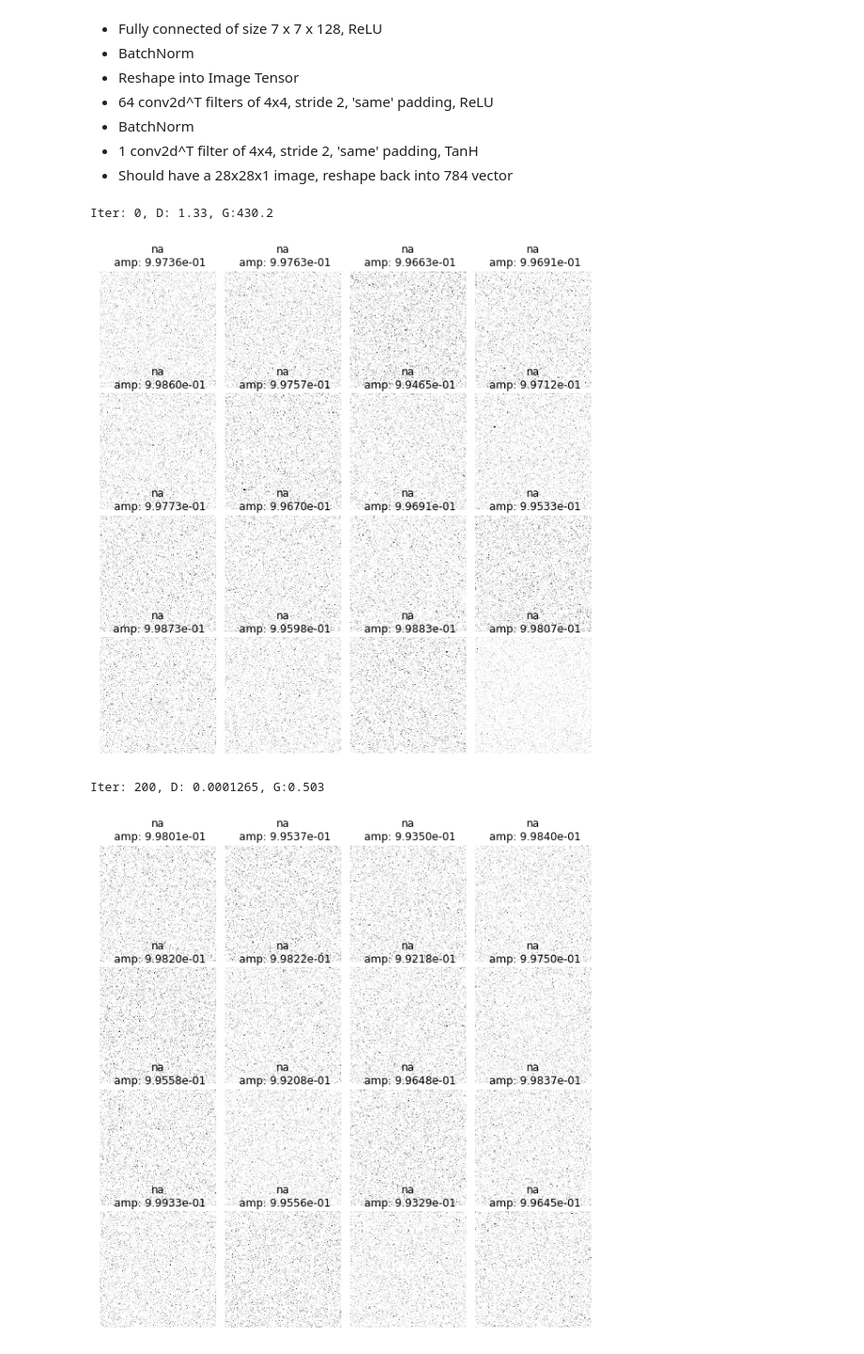
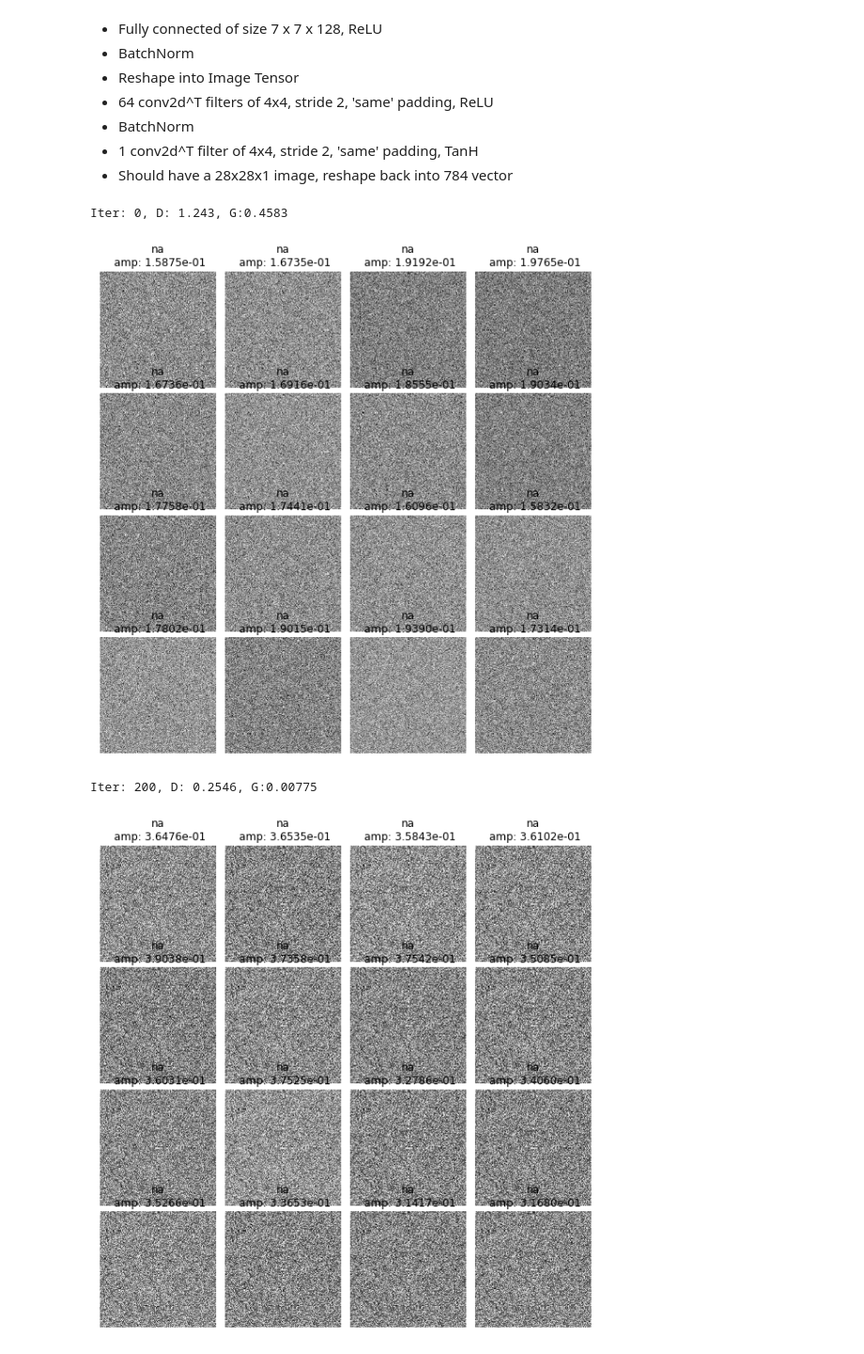
Before and after one commit to gadamc/cs231n, a Jupyter notebook: cs231n_assignment3/floydhub/GANs-PyTorch.ipynb, the cells around one changed output. Shown at 94% size. Drawn from its saved outputs; the diff is of its cells as text; code cells hidden in the pictures.

```diff
--- a/cs231n_assignment3/floydhub/GANs-PyTorch.ipynb
+++ b/cs231n_assignment3/floydhub/GANs-PyTorch.ipynb
@@ -64,8 +63,8 @@ def count_params(model):
     param_count = np.sum([np.prod(p.size()) for p in model.parameters()])
     return param_count
 # %%
-#dtype = torch.FloatTensor
-dtype = torch.cuda.FloatTensor ## UNCOMMENT THIS LINE IF YOU'RE ON A GPU!
+dtype = torch.FloatTensor
+#dtype = torch.cuda.FloatTensor ## UNCOMMENT THIS LINE IF YOU'RE ON A GPU!
 # %%
 class ChunkSampler(sampler.Sampler):
     """Samples elements sequentially from some offset.
@@ -298,6 +290,8 @@ def show_spectrograms(batch, width, height):
         ax.set_yticklabels([])
         ax.set_aspect('equal')
         img = img.reshape(width, height)
+        if np.min(img) < 0:
+            img = deprocess_img(img)
         plt.imshow(np.log(img), aspect = float(img.shape[1]) / img.shape[0], cmap='gray')
     return
 # %%
@@ -534,13 +528,13 @@ def simple_generator(noise_dim=NOISE_DIM):
         nn.Linear(1024,1024),
         nn.ReLU(inplace=True),
         nn.Linear(1024,reduced_size*reduced_size),
-        #nn.Tanh()
+        nn.Tanh()
 
         #nn.ReLU(inplace=True),
         #nn.Tanh()
 
-        nn.Tanh(),
-        nn.ReLU()
+        #nn.Tanh(),
+        #nn.ReLU()
     )
     return model
 
@@ -583,19 +577,19 @@ def build_dc_classifier(inputsize=28):
         ###########################
         Unflatten(batch_size, 1, inputsize, inputsize),
         nn.Conv2d(1, numfilters1, kernel_size=k1, stride=s1, padding=p1),  #N x h1*h1*numfilters1 after this step,
-        #nn.LeakyReLU(negative_slope=0.01, inplace=True),
-        nn.ReLU(inplace=True),
+        nn.LeakyReLU(negative_slope=0.01, inplace=True),
+        #nn.ReLU(inplace=True),
         nn.MaxPool2d(k2, stride=s2, padding=p2, dilation=1, return_indices=False, ceil_mode=False), #N x h2*h2*numfilters1 after this step
         nn.Conv2d(numfilters1, numfilters2, stride=s3, padding=p3, kernel_size=k3),  #N x h3*h3*numfilters2 after this
 
-        #nn.LeakyReLU(negative_slope=0.01, inplace=True),
-        nn.ReLU(inplace=True),
+        nn.LeakyReLU(negative_slope=0.01, inplace=True),
+        #nn.ReLU(inplace=True),
         nn.MaxPool2d(k4, stride=s4, padding=p4, dilation=1, return_indices=False, ceil_mode=False), #N x h4*h4*numfilters2
 
         Flatten(), #N
         nn.Linear(h4*h4*numfilters2, 4*4*numfilters2),
-        #nn.LeakyReLU(negative_slope=0.01, inplace=True),
-        nn.ReLU(inplace=True),
+        nn.LeakyReLU(negative_slope=0.01, inplace=True),
+        #nn.ReLU(inplace=True),
         nn.Linear(4*4*numfilters2, 1)
     )
 
@@ -615,6 +609,7 @@ def build_dc_generator(noise_dim=NOISE_DIM):
         ###########################
         ######### TO DO ###########
         ###########################
+        #works with ssize = 32
 #         nn.Linear(noise_dim, 1024),
 #         nn.ReLU(inplace=True),
 #         nn.BatchNorm1d(1024),
@@ -623,6 +618,7 @@ def build_dc_generator(noise_dim=NOISE_DIM):
 #         nn.BatchNorm1d(ssize*ssize*8),
 #         Unflatten(-1, 8, ssize, ssize),
 
+        ##works with ssize=32*4
         nn.Linear(noise_dim, ssize*ssize*8),
         nn.ReLU(inplace=True),
         nn.BatchNorm1d(ssize*ssize*8),
@@ -638,13 +634,15 @@ def build_dc_generator(noise_dim=NOISE_DIM):
         nn.ReLU(inplace=True),
         nn.BatchNorm2d(64),
         nn.ConvTranspose2d(64, 128, kernel_size=3, stride=1, padding=1),  #I think I need to make these convTranspose2d steps smaller kernel/stride in order to give them finer grain resolution
+
+
         nn.ReLU(inplace=True),
         nn.BatchNorm2d(128),
         nn.ConvTranspose2d(128, 1, kernel_size=3, stride=1, padding=1),
 
+        nn.Tanh(),
+        #nn.ReLU(inplace=True),
         #nn.Tanh(),
-        nn.ReLU(inplace=True),
-        nn.Tanh(),
         Flatten()
 
     )
@@ -723,23 +723,23 @@ seti_train = setiProcessedDataset('/seti_data_small/', '/seti_data_small/public_
 loader_train = DataLoader(seti_train, batch_size=batch_size,
                           shuffle=True)
 # %%
-clsifier = build_dc_classifier(reduced_size).type(dtype)
-#clsifier = simple_classifier().type(dtype)
+#clsifier = build_dc_classifier(reduced_size).type(dtype)
+clsifier = simple_classifier().type(dtype)
 clsifier.apply(initialize_weights)
 
-genRator = build_dc_generator().type(dtype)
-#genRator = simple_generator().type(dtype)
+#genRator = build_dc_generator().type(dtype)
+genRator = simple_generator().type(dtype)
 
 genRator.apply(initialize_weights)
 
 clsifier_solver = get_optimizer(clsifier, lr=1e-3)
 genRator_solver = get_optimizer(genRator, lr=1e-5,b1= 0.99, b2=0.99)
 
 
 run_a_gan(clsifier,genRator, clsifier_solver, genRator_solver, ls_discriminator_loss, ls_generator_loss, num_epochs=5, show_every=200, batch_size=batch_size)
 # %% [output]
-Iter: 0, D: 1.33, G:430.2
+Iter: 0, D: 1.243, G:0.4583
-[figure, old version]
+[figure, new version]
-Iter: 200, D: 0.0001265, G:0.503
+Iter: 200, D: 0.2546, G:0.00775
-[figure, old version]
+[figure, new version]
 KeyboardInterrupt:
```
Also changed, not shown: parts of 8 cells of this notebook.
